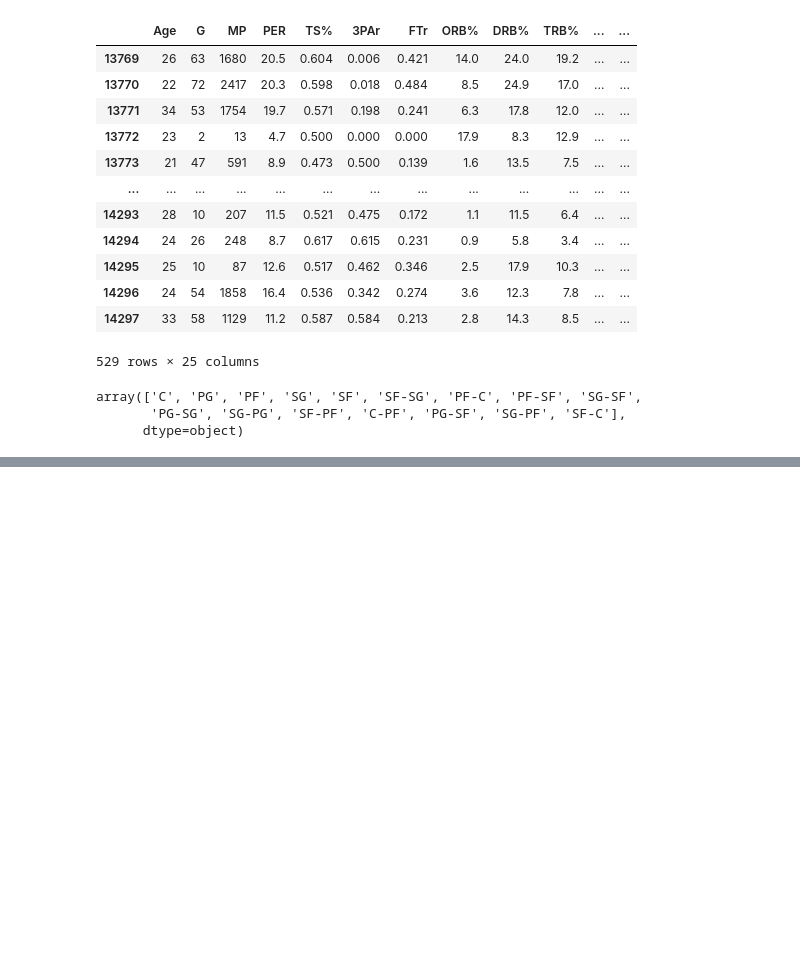
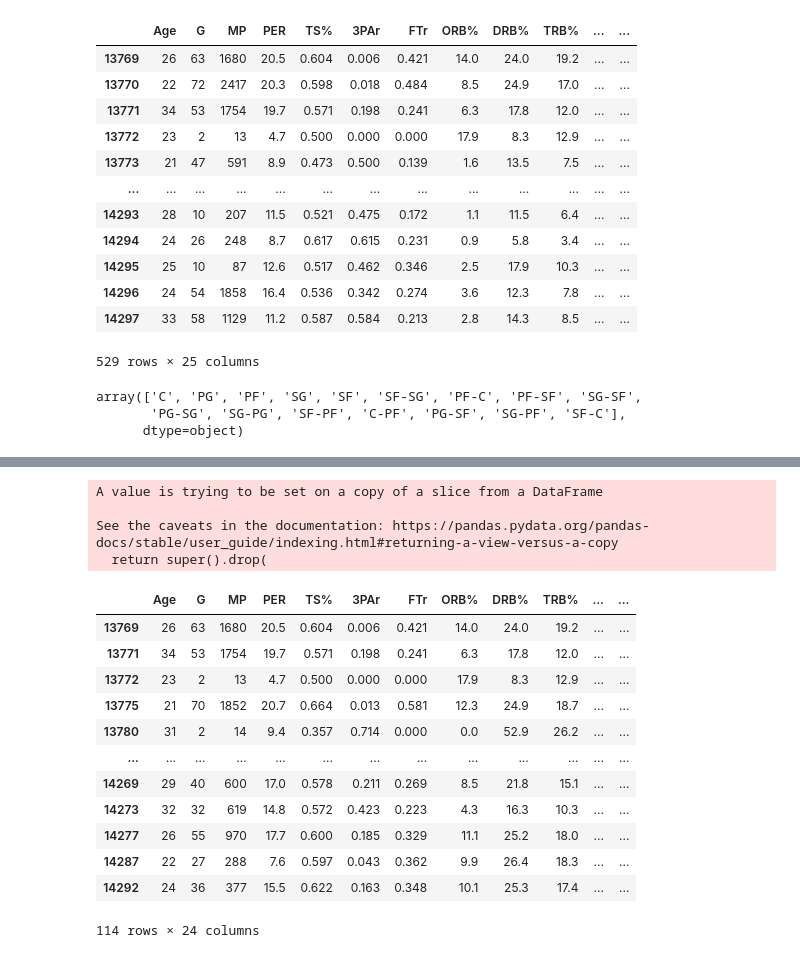
Before and after one commit to anath703/DS6040_Project, a Jupyter notebook: Modeling.ipynb, the cells around one changed output, grey strips where cells are left out. Cells and saved outputs as stored; diff of their text form; code cells hidden in the pictures; blank space fills up the shorter version.

```diff
--- a/Modeling.ipynb
+++ b/Modeling.ipynb
@@ -382,0 +404,21 @@ array(['C', 'PG', 'PF', 'SG', 'SF', 'SF-SG', 'PF-C', 'PF-SF', 'SG-SF',
+# %%
+center_19_20.drop(['Pos'], axis=1, inplace=True)
+center_19_20
+# %% [output]
+A value is trying to be set on a copy of a slice from a DataFrame
+
+See the caveats in the documentation: https://pandas.pydata.org/pandas-docs/stable/user_guide/indexing.html#returning-a-view-versus-a-copy
+  return super().drop(
+|  | Age | G | MP | PER | TS% | 3PAr | FTr | ORB% | DRB% | TRB% | ... | ... |
+| 13769 | 26 | 63 | 1680 | 20.5 | 0.604 | 0.006 | 0.421 | 14.0 | 24.0 | 19.2 | ... | ... |
+| 13771 | 34 | 53 | 1754 | 19.7 | 0.571 | 0.198 | 0.241 | 6.3 | 17.8 | 12.0 | ... | ... |
+| 13772 | 23 | 2 | 13 | 4.7 | 0.500 | 0.000 | 0.000 | 17.9 | 8.3 | 12.9 | ... | ... |
+| 13775 | 21 | 70 | 1852 | 20.7 | 0.664 | 0.013 | 0.581 | 12.3 | 24.9 | 18.7 | ... | ... |
+| 13780 | 31 | 2 | 14 | 9.4 | 0.357 | 0.714 | 0.000 | 0.0 | 52.9 | 26.2 | ... | ... |
+| ... | ... | ... | ... | ... | ... | ... | ... | ... | ... | ... | ... | ... |
+| 14269 | 29 | 40 | 600 | 17.0 | 0.578 | 0.211 | 0.269 | 8.5 | 21.8 | 15.1 | ... | ... |
+| 14273 | 32 | 32 | 619 | 14.8 | 0.572 | 0.423 | 0.223 | 4.3 | 16.3 | 10.3 | ... | ... |
+| 14277 | 26 | 55 | 970 | 17.7 | 0.600 | 0.185 | 0.329 | 11.1 | 25.2 | 18.0 | ... | ... |
+| 14287 | 22 | 27 | 288 | 7.6 | 0.597 | 0.043 | 0.362 | 9.9 | 26.4 | 18.3 | ... | ... |
+| 14292 | 24 | 36 | 377 | 15.5 | 0.622 | 0.163 | 0.348 | 10.1 | 25.3 | 17.4 | ... | ... |
+114 rows × 24 columns
```
Also changed, not shown: parts of 20 cells of this notebook.
